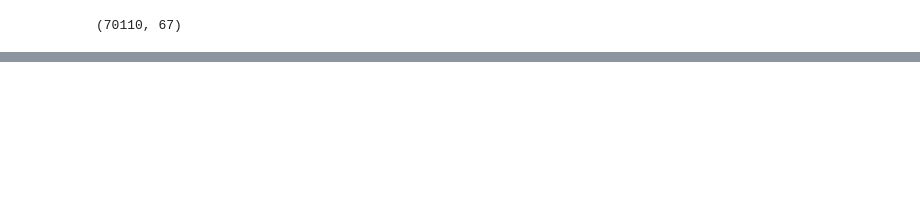
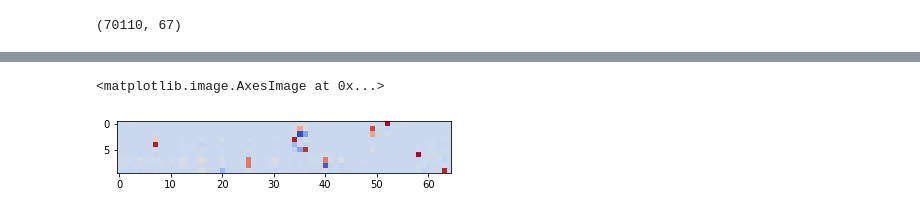
Before and after one commit to Ian-Mint/treatment_recommender, a Jupyter notebook: pre_processing/ECE271b Final Project Lab Data Cleaning.ipynb, the cells around one changed output, grey strips where cells are left out. Saved outputs shown, nothing was run; the diff lists cells and outputs as text; code cells hidden in the pictures; blank space fills up the shorter version.

```diff
--- a/pre_processing/ECE271b Final Project Lab Data Cleaning.ipynb
+++ b/pre_processing/ECE271b Final Project Lab Data Cleaning.ipynb
@@ -758,3 +782,13 @@ cleanData = data[~np.isnan(data).any(axis=1)]
 cleanData.shape
 # %% [output]
 (70110, 67)
+# %%
+positives = cleanData[cleanData[:, 66] == 1.0]
+negatives = cleanData[cleanData[:, 66] == 0.0]
+negatives_test = negatives[:400]
+negatives_valid = negatives[400:1200]
+negatives_train = negatives[1200:]
+
+positives_test = positives[:6800]
+positives_valid = positives[6800:20400]
+positives_train = positives[20400:]
@@ -840,3 +1049,8 @@ total
+# %%
+plt.imshow(pca.components_, cmap='coolwarm', interpolation='nearest')
+# %% [output]
+<matplotlib.image.AxesImage at 0x...>
+[figure, added]
 # %%
 correct/total
 # %% [output]
```
Also changed, not shown: parts of 54 cells of this notebook.
